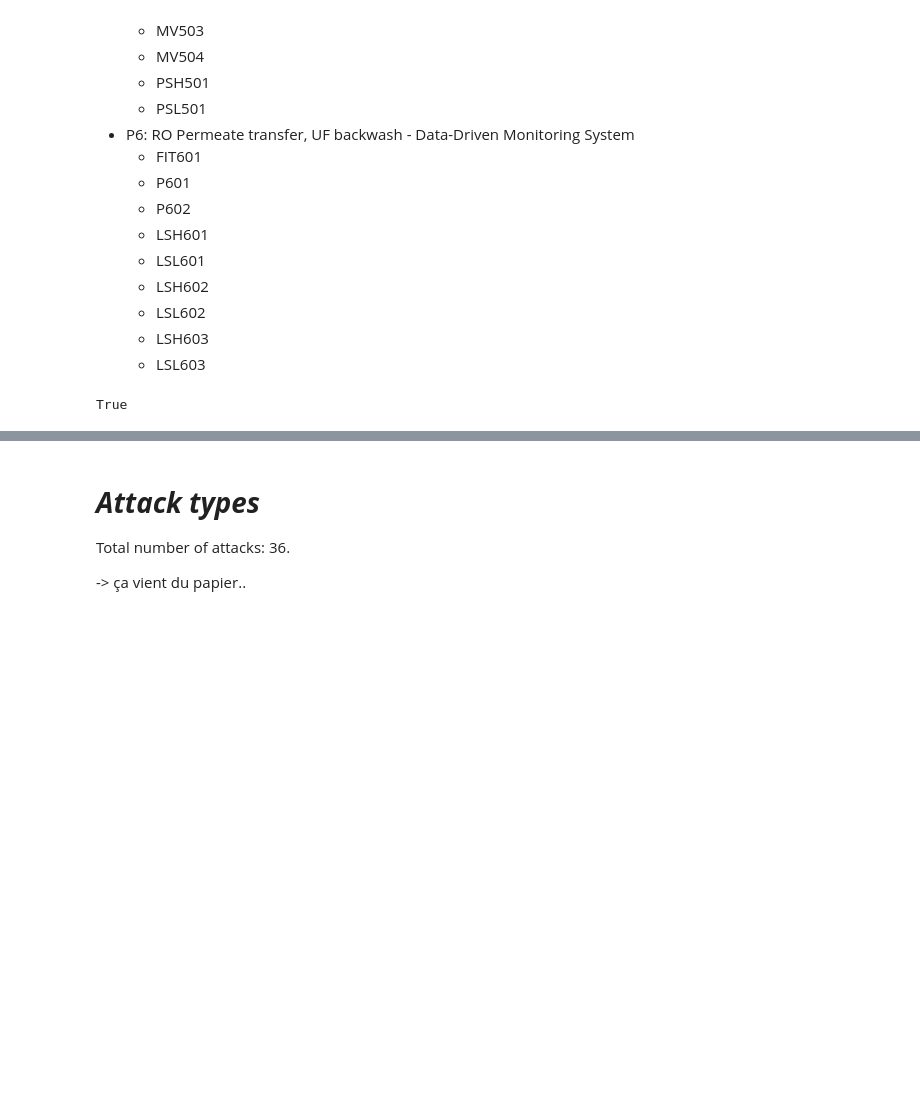
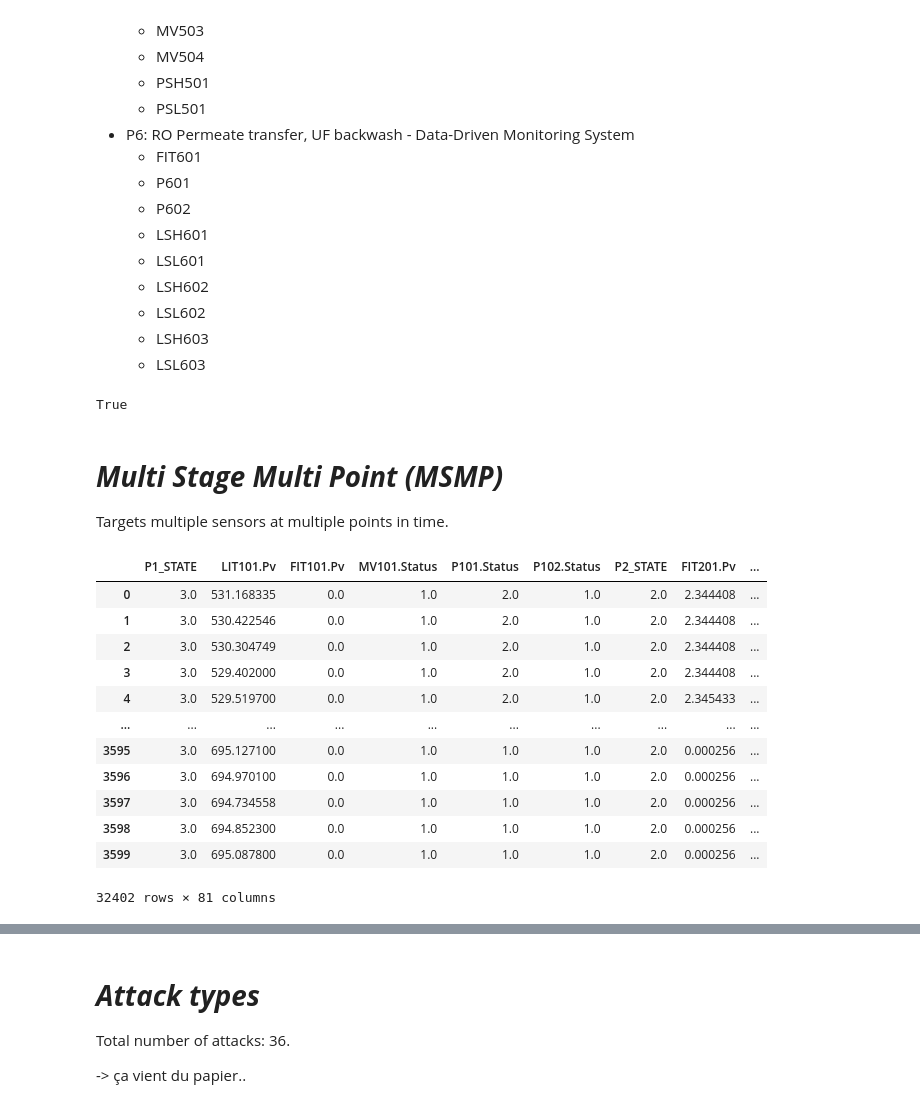
Before and after one commit to ClovisDyArx/cyberml_projet, a Jupyter notebook: dataset2_subject1.ipynb, the cells around one changed output, grey strips where cells are left out. Cells and saved outputs as stored; diff of their text form; code cells hidden in the pictures; blank space fills up the shorter version.

Commit message:
feat(swat): did msmp

```diff
--- a/dataset2_subject1.ipynb
+++ b/dataset2_subject1.ipynb
@@ -225,0 +342,20 @@ True
+# %% [markdown]
+# ***Multi Stage Multi Point (MSMP)***
+Targets multiple sensors at multiple points in time.
+# %%
+p1_6 = prepare_dfs([p1, p2, p3, p4, p5, p6])
+p1_6
+# %% [output]
+|  | P1_STATE | LIT101.Pv | FIT101.Pv | MV101.Status | P101.Status | P102.Status | P2_STATE | FIT201.Pv | ... |
+| 0 | 3.0 | 531.168335 | 0.0 | 1.0 | 2.0 | 1.0 | 2.0 | 2.344408 | ... |
+| 1 | 3.0 | 530.422546 | 0.0 | 1.0 | 2.0 | 1.0 | 2.0 | 2.344408 | ... |
+| 2 | 3.0 | 530.304749 | 0.0 | 1.0 | 2.0 | 1.0 | 2.0 | 2.344408 | ... |
+| 3 | 3.0 | 529.402000 | 0.0 | 1.0 | 2.0 | 1.0 | 2.0 | 2.344408 | ... |
+| 4 | 3.0 | 529.519700 | 0.0 | 1.0 | 2.0 | 1.0 | 2.0 | 2.345433 | ... |
+| ... | ... | ... | ... | ... | ... | ... | ... | ... | ... |
+| 3595 | 3.0 | 695.127100 | 0.0 | 1.0 | 1.0 | 1.0 | 2.0 | 0.000256 | ... |
+| 3596 | 3.0 | 694.970100 | 0.0 | 1.0 | 1.0 | 1.0 | 2.0 | 0.000256 | ... |
+| 3597 | 3.0 | 694.734558 | 0.0 | 1.0 | 1.0 | 1.0 | 2.0 | 0.000256 | ... |
+| 3598 | 3.0 | 694.852300 | 0.0 | 1.0 | 1.0 | 1.0 | 2.0 | 0.000256 | ... |
+| 3599 | 3.0 | 695.087800 | 0.0 | 1.0 | 1.0 | 1.0 | 2.0 | 0.000256 | ... |
+32402 rows × 81 columns
```
Also changed, not shown: parts of 28 cells of this notebook, 2 other files.
